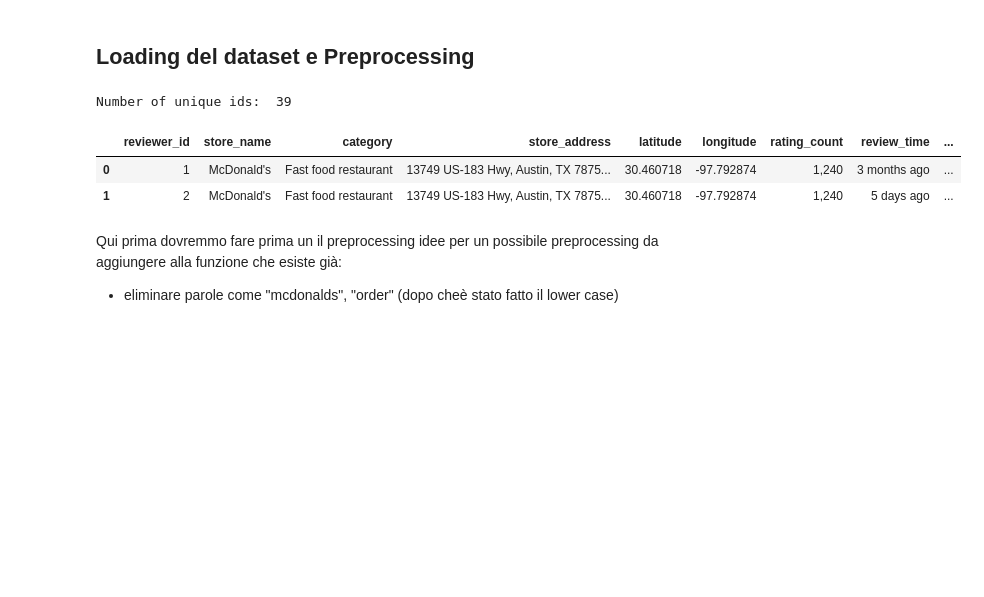
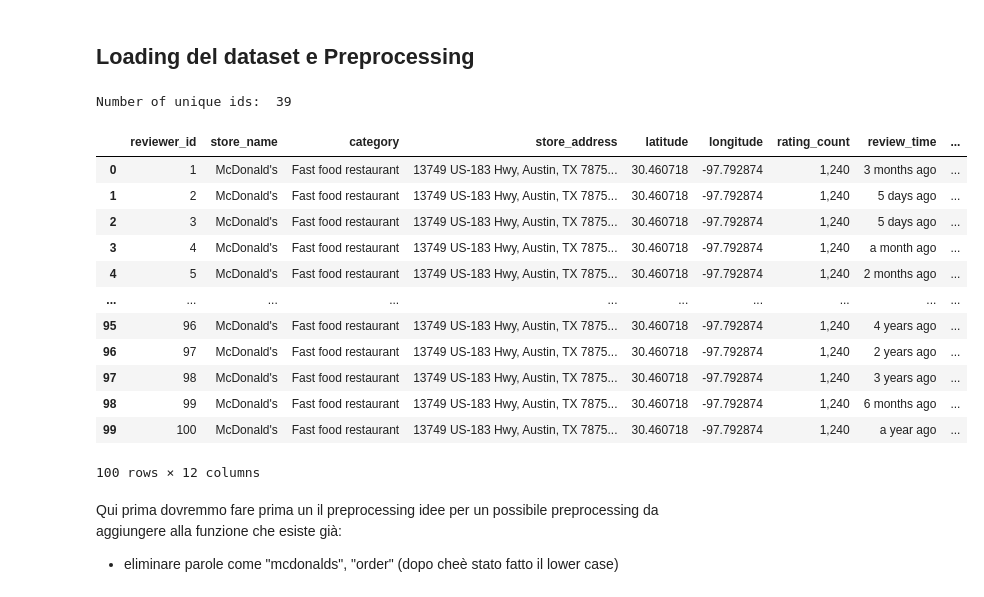
Before and after one commit to tkachenko0/McDonalds-FinderBot-for-Telegram, a Jupyter notebook: nb_progetto.ipynb, the cells around one changed output. Drawn from its saved outputs; the diff is of its cells as text; code cells hidden in the pictures; blank space fills up the shorter version.

```diff
--- a/nb_progetto.ipynb
+++ b/nb_progetto.ipynb
@@ -15,12 +16,23 @@ from custom_libs import plotting
 # %%
 df = db.get_dataset("McDonald_s_Reviews")
 preprocessing.add_id_column(df, columns=["latitude", "longitude"])
-df.head(2)
+preprocessing.add_rating_number_column(df)
+df.head(100)
 # %% [output]
 Number of unique ids:  39
 |  | reviewer_id | store_name | category | store_address | latitude | longitude | rating_count | review_time | ... |
 | 0 | 1 | McDonald's | Fast food restaurant | 13749 US-183 Hwy, Austin, TX 7875... | 30.460718 | -97.792874 | 1,240 | 3 months ago | ... |
 | 1 | 2 | McDonald's | Fast food restaurant | 13749 US-183 Hwy, Austin, TX 7875... | 30.460718 | -97.792874 | 1,240 | 5 days ago | ... |
+| 2 | 3 | McDonald's | Fast food restaurant | 13749 US-183 Hwy, Austin, TX 7875... | 30.460718 | -97.792874 | 1,240 | 5 days ago | ... |
+| 3 | 4 | McDonald's | Fast food restaurant | 13749 US-183 Hwy, Austin, TX 7875... | 30.460718 | -97.792874 | 1,240 | a month ago | ... |
+| 4 | 5 | McDonald's | Fast food restaurant | 13749 US-183 Hwy, Austin, TX 7875... | 30.460718 | -97.792874 | 1,240 | 2 months ago | ... |
+| ... | ... | ... | ... | ... | ... | ... | ... | ... | ... |
+| 95 | 96 | McDonald's | Fast food restaurant | 13749 US-183 Hwy, Austin, TX 7875... | 30.460718 | -97.792874 | 1,240 | 4 years ago | ... |
+| 96 | 97 | McDonald's | Fast food restaurant | 13749 US-183 Hwy, Austin, TX 7875... | 30.460718 | -97.792874 | 1,240 | 2 years ago | ... |
+| 97 | 98 | McDonald's | Fast food restaurant | 13749 US-183 Hwy, Austin, TX 7875... | 30.460718 | -97.792874 | 1,240 | 3 years ago | ... |
+| 98 | 99 | McDonald's | Fast food restaurant | 13749 US-183 Hwy, Austin, TX 7875... | 30.460718 | -97.792874 | 1,240 | 6 months ago | ... |
+| 99 | 100 | McDonald's | Fast food restaurant | 13749 US-183 Hwy, Austin, TX 7875... | 30.460718 | -97.792874 | 1,240 | a year ago | ... |
+100 rows × 12 columns
 # %% [markdown]
 Qui prima dovremmo fare prima un il preprocessing
 idee per un possibile preprocessing da aggiungere alla funzione che esiste già:
```
Also changed, not shown: parts of 7 cells of this notebook, 4 other files.
